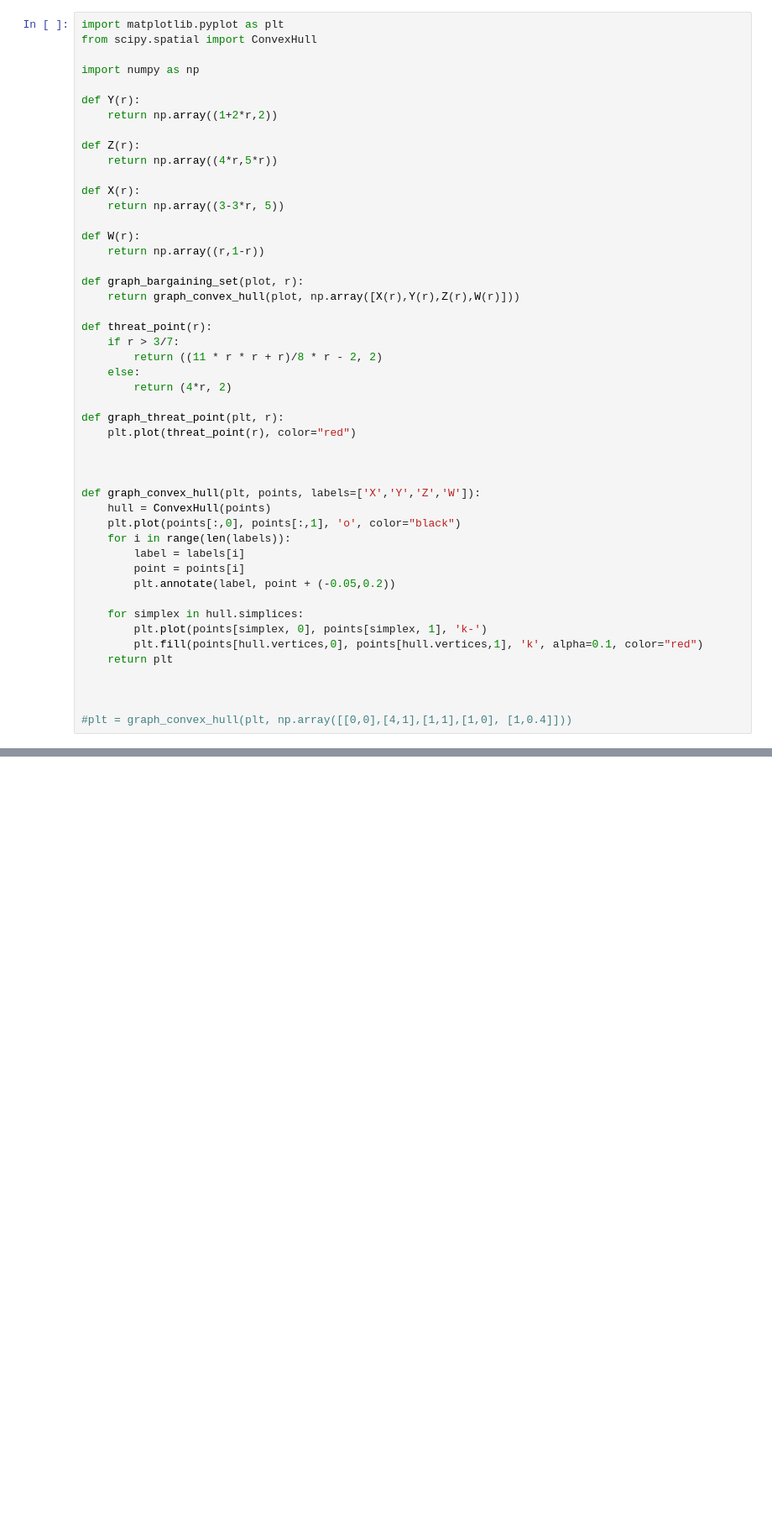
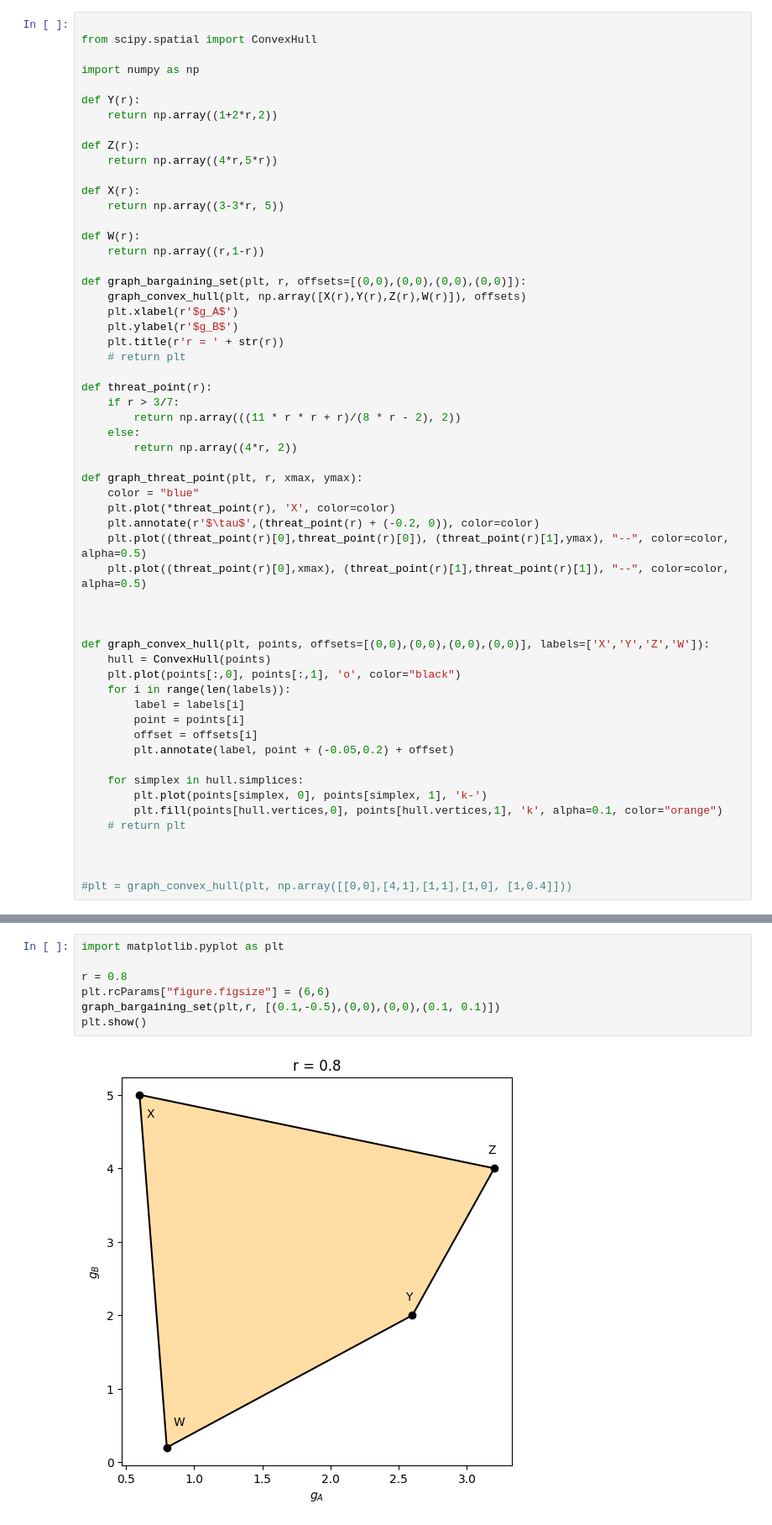
Before and after one commit to moticilla/semi_cooperative_game_coursework, a Jupyter notebook: initial_test.ipynb, the cells around one changed output, grey strips where cells are left out. Shown: that part at 84% size. Drawn from its saved outputs; the diff is of its cells as text; blank space fills up the shorter version.

```diff
--- a/initial_test.ipynb
+++ b/initial_test.ipynb
@@ -19,7 +19,7 @@ plt.savefig('graph.eps', format='eps', dpi=1200)
 The PostScript backend does not support transparency; partially transparent artists will be rendered opaque.
 [figure]
 # %%
-import matplotlib.pyplot as plt
+
 from scipy.spatial import ConvexHull
 
 import numpy as np
@@ -36,32 +36,41 @@ def X(r):
 def W(r):
     return np.array((r,1-r))
 
-def graph_bargaining_set(plot, r):
-    return graph_convex_hull(plot, np.array([X(r),Y(r),Z(r),W(r)]))
+def graph_bargaining_set(plt, r, offsets=[(0,0),(0,0),(0,0),(0,0)]):
+    graph_convex_hull(plt, np.array([X(r),Y(r),Z(r),W(r)]), offsets)
+    plt.xlabel(r'$g_A$')
+    plt.ylabel(r'$g_B$')
+    plt.title(r'r = ' + str(r))
+    # return plt
 
 def threat_point(r):
     if r > 3/7:
-        return ((11 * r * r + r)/8 * r - 2, 2)
+        return np.array(((11 * r * r + r)/(8 * r - 2), 2))
     else:
-        return (4*r, 2)
+        return np.array((4*r, 2))
 
-def graph_threat_point(plt, r):
-    plt.plot(threat_point(r), color="red")
+def graph_threat_point(plt, r, xmax, ymax):
+    color = "blue"
+    plt.plot(*threat_point(r), 'X', color=color)
+    plt.annotate(r'$\tau$',(threat_point(r) + (-0.2, 0)), color=color)
+    plt.plot((threat_point(r)[0],threat_point(r)[0]), (threat_point(r)[1],ymax), "--", color=color, alpha=0.5)
+    plt.plot((threat_point(r)[0],xmax), (threat_point(r)[1],threat_point(r)[1]), "--", color=color, alpha=0.5)
 
 
 
-def graph_convex_hull(plt, points, labels=['X','Y','Z','W']):
+def graph_convex_hull(plt, points, offsets=[(0,0),(0,0),(0,0),(0,0)], labels=['X','Y','Z','W']):
     hull = ConvexHull(points)
     plt.plot(points[:,0], points[:,1], 'o', color="black")
     for i in range(len(labels)):
         label = labels[i]
         point = points[i]
-        plt.annotate(label, point + (-0.05,0.2))
+        offset = offsets[i]
+        plt.annotate(label, point + (-0.05,0.2) + offset)
 
     for simplex in hull.simplices:
         plt.plot(points[simplex, 0], points[simplex, 1], 'k-')
-        plt.fill(points[hull.vertices,0], points[hull.vertices,1], 'k', alpha=0.1, color="red")
-    return plt
+        plt.fill(points[hull.vertices,0], points[hull.vertices,1], 'k', alpha=0.1, color="orange")
+    # return plt
 
 
 
@@ -73,3 +78,12 @@ plt = graph_bargaining_set(plt,0.8)
+# %%
+import matplotlib.pyplot as plt
+
+r = 0.8
+plt.rcParams["figure.figsize"] = (6,6)
+graph_bargaining_set(plt,r, [(0.1,-0.5),(0,0),(0,0),(0.1, 0.1)])
+plt.show()
+# %% [output]
+[figure, added]
 # %%
 r = 0.4
 points = np.array([X(r),Y(r),Z(r),W(r)])
```
Also changed, not shown: parts of 4 cells of this notebook, 21 other files.
